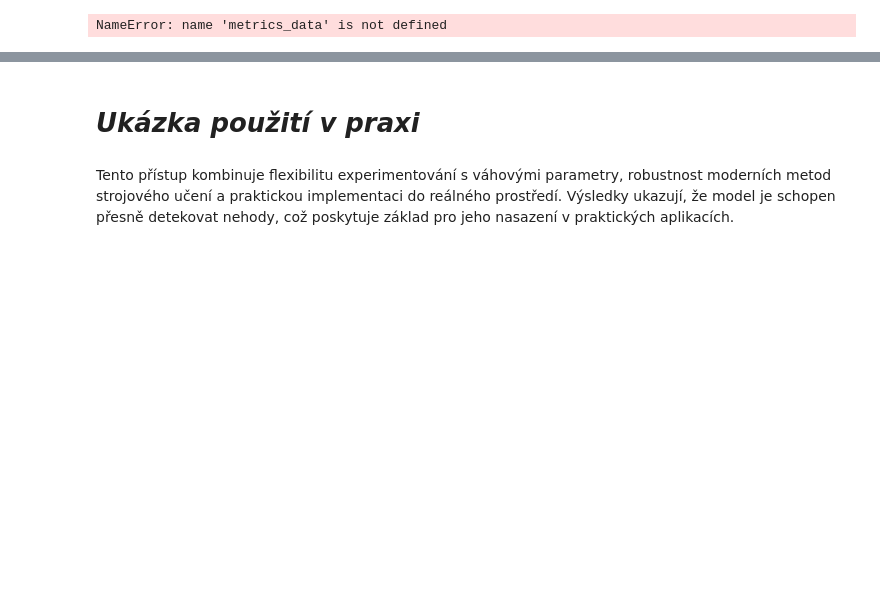
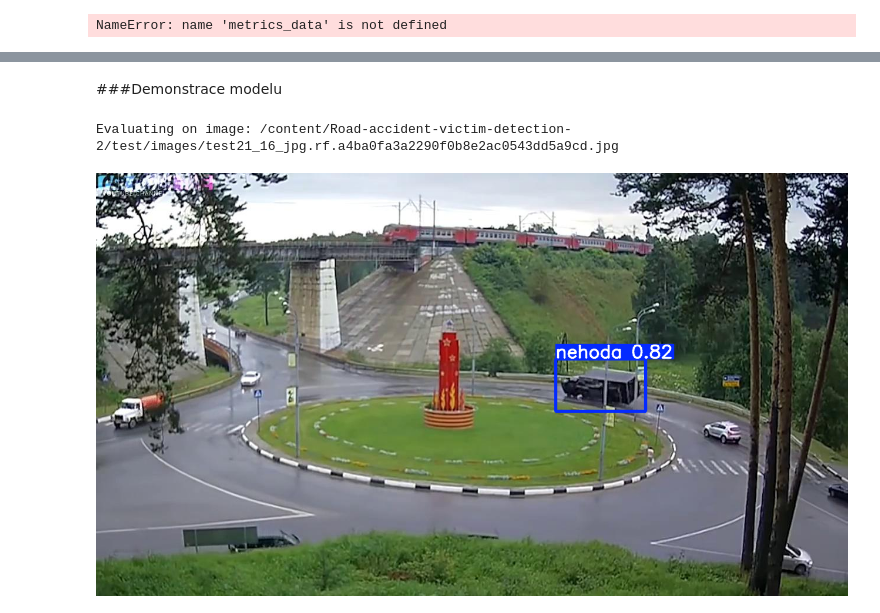
Before and after one commit to Strojove-uceni/2024-final-julia-vendy, a Jupyter notebook: Detekce_dopravnich_nehod.ipynb, the cells around one changed output, grey strips where cells are left out. Drawn from its saved outputs; the diff is of its cells as text; code cells hidden in the pictures; blank space fills up the shorter version.

```diff
--- a/Detekce_dopravnich_nehod.ipynb
+++ b/Detekce_dopravnich_nehod.ipynb
@@ -274,4 +355,2 @@ metrics.box.map
 # %% [markdown]
 ![PR_curve.png](embedded-picture-1)
-# %% [markdown]
-# *Ukázka použití v praxi*
@@ -287,3 +357,19 @@ start_gui(model, video_dir=unzip_dir)
-# %% [markdown]
-
-Tento přístup kombinuje flexibilitu experimentování s váhovými parametry, robustnost moderních metod strojového učení a praktickou implementaci do reálného prostředí. Výsledky ukazují, že model je schopen přesně detekovat nehody, což poskytuje základ pro jeho nasazení v praktických aplikacích.
+# %% [markdown]
+###Demonstrace modelu
+# %%
+# Načtení modelu
+model = YOLO("/content/2024-final-julia-vendy/Increased_Cls_Loss_best.pt")
+
+# Get a test image
+test_images_path = f"{dataset.location}/test/images"  # Path to test images
+import os
+test_image_file = os.listdir(test_images_path)[143]  # Get the first image in the test folder if you want to test other image from test directory change 1 to a number from 1 to 143
+test_image_path = os.path.join(test_images_path, test_image_file)
+print(f"Evaluating on image: {test_image_path}")
+
+
+results = model(test_image_path)
+results[0].show()
+# %% [output]
+Evaluating on image: /content/Road-accident-victim-detection-2/test/images/test21_16_jpg.rf.a4ba0fa3a2290f0b8e2ac0543dd5a9cd.jpg
+[figure, added]
```
Also changed, not shown: parts of 23 cells of this notebook.
